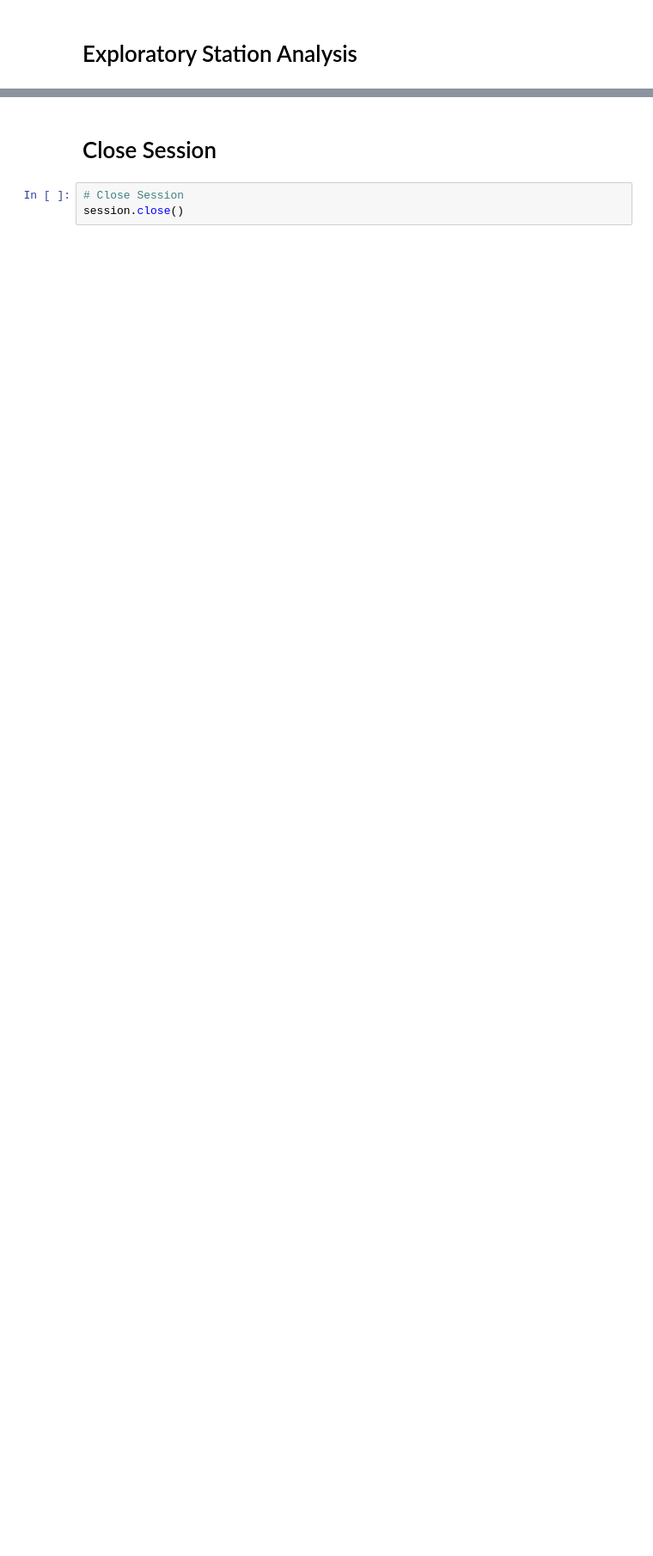
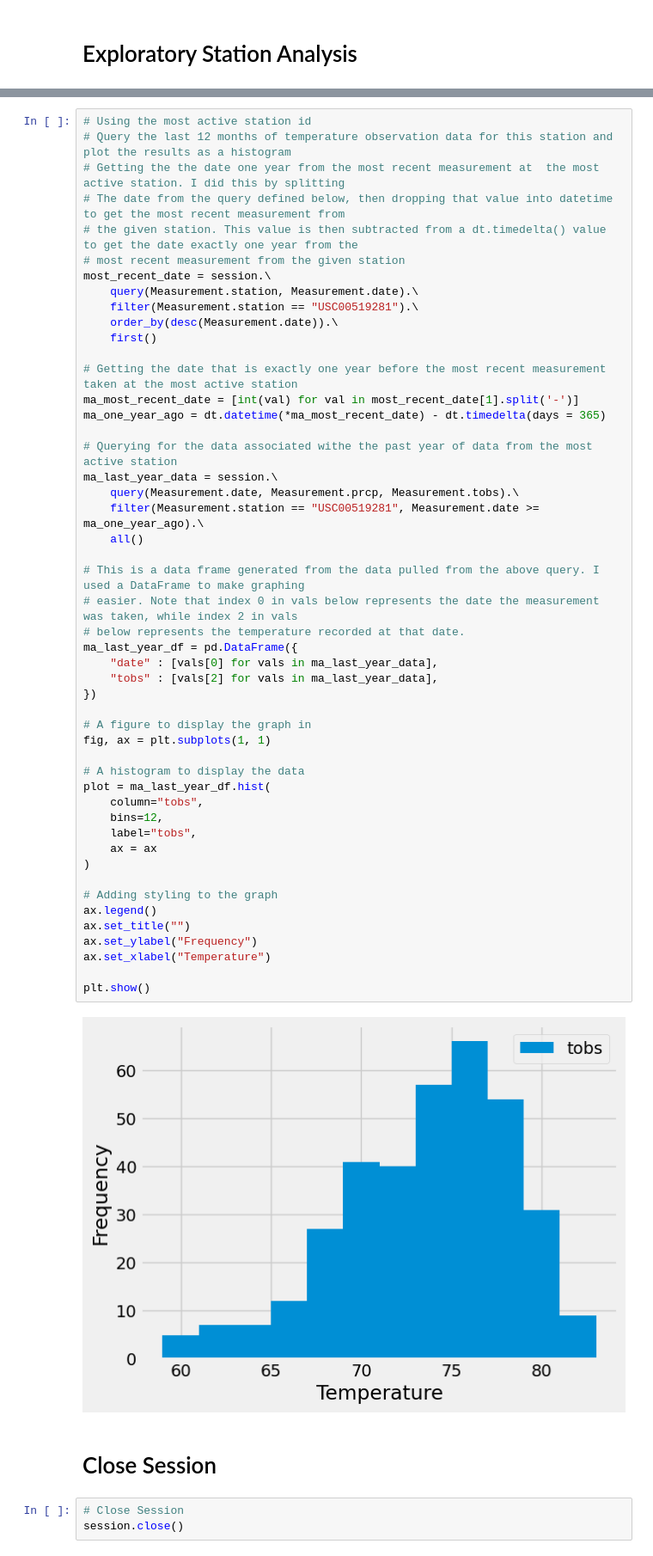
Before and after one commit to NSogaard/sqlalchemy-challenge, a Jupyter notebook: Vacation_Climate_Analysis/climate_starter.ipynb, the cells around one changed output, grey strips where cells are left out. Shown: that part at 86% size. Drawn from its saved outputs; the diff is of its cells as text; blank space fills up the shorter version.

```diff
--- a/Vacation_Climate_Analysis/climate_starter.ipynb
+++ b/Vacation_Climate_Analysis/climate_starter.ipynb
@@ -220,3 +186,54 @@ plt.show()
+# %%
+# Using the most active station id
+# Query the last 12 months of temperature observation data for this station and plot the results as a histogram
+# Getting the the date one year from the most recent measurement at  the most active station. I did this by splitting
+# The date from the query defined below, then dropping that value into datetime to get the most recent measurement from
+# the given station. This value is then subtracted from a dt.timedelta() value to get the date exactly one year from the
+# most recent measurement from the given station
+most_recent_date = session.\
+    query(Measurement.station, Measurement.date).\
+    filter(Measurement.station == "USC00519281").\
+    order_by(desc(Measurement.date)).\
+    first()
+
+# Getting the date that is exactly one year before the most recent measurement taken at the most active station
+ma_most_recent_date = [int(val) for val in most_recent_date[1].split('-')]
+ma_one_year_ago = dt.datetime(*ma_most_recent_date) - dt.timedelta(days = 365)
+
+# Querying for the data associated withe the past year of data from the most active station
+ma_last_year_data = session.\
+    query(Measurement.date, Measurement.prcp, Measurement.tobs).\
+    filter(Measurement.station == "USC00519281", Measurement.date >= ma_one_year_ago).\
+    all()
+
+# This is a data frame generated from the data pulled from the above query. I used a DataFrame to make graphing
+# easier. Note that index 0 in vals below represents the date the measurement was taken, while index 2 in vals
+# below represents the temperature recorded at that date.
+ma_last_year_df = pd.DataFrame({
+    "date" : [vals[0] for vals in ma_last_year_data],
+    "tobs" : [vals[2] for vals in ma_last_year_data],
+})
+
+# A figure to display the graph in
+fig, ax = plt.subplots(1, 1)
+
+# A histogram to display the data
+plot = ma_last_year_df.hist(
+    column="tobs",
+    bins=12,
+    label="tobs",
+    ax = ax
+)
+
+# Adding styling to the graph
+ax.legend()
+ax.set_title("")
+ax.set_ylabel("Frequency")
+ax.set_xlabel("Temperature")
+
+plt.show()
+# %% [output]
+[figure, added]
 # %% [markdown]
 # Close Session
 # %%
```
Also changed, not shown: parts of 9 cells of this notebook.
